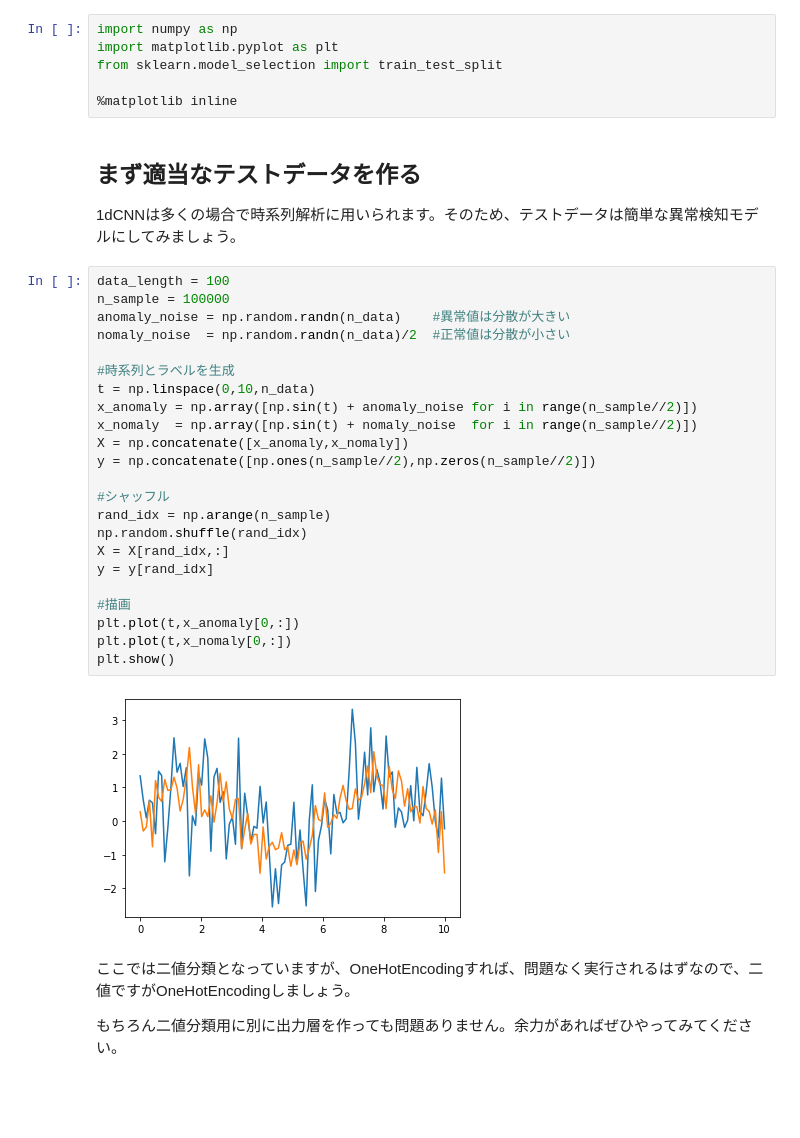
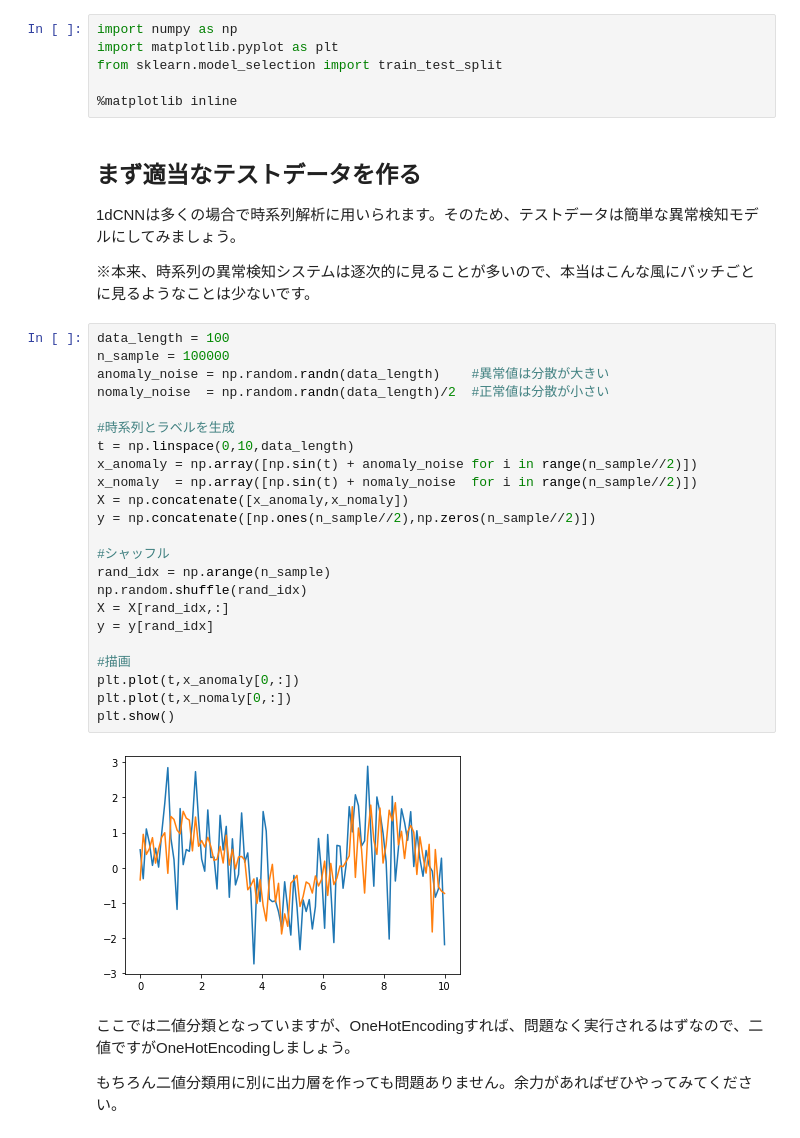
Before and after one commit to Go-to-Ray/Youtube_AI, a Jupyter notebook: CNN/CNN1d_fullscratch_guide.ipynb, the cells around one changed output. Saved outputs shown, nothing was run; the diff lists cells and outputs as text; blank space fills up the shorter version.

```diff
--- a/CNN/CNN1d_fullscratch_guide.ipynb
+++ b/CNN/CNN1d_fullscratch_guide.ipynb
@@ -9,31 +9,33 @@ from sklearn.model_selection import train_test_split
 # %% [markdown]
 ## まず適当なテストデータを作る
 1dCNNは多くの場合で時系列解析に用いられます。そのため、テストデータは簡単な異常検知モデルにしてみましょう。
+
+※本来、時系列の異常検知システムは逐次的に見ることが多いので、本当はこんな風にバッチごとに見るようなことは少ないです。
 # %%
 data_length = 100
 n_sample = 100000
-anomaly_noise = np.random.randn(n_data)    #異常値は分散が大きい
-nomaly_noise  = np.random.randn(n_data)/2  #正常値は分散が小さい
+anomaly_noise = np.random.randn(data_length)    #異常値は分散が大きい
+nomaly_noise  = np.random.randn(data_length)/2  #正常値は分散が小さい
 
 #時系列とラベルを生成
-t = np.linspace(0,10,n_data)
+t = np.linspace(0,10,data_length)
 x_anomaly = np.array([np.sin(t) + anomaly_noise for i in range(n_sample//2)])
 x_nomaly  = np.array([np.sin(t) + nomaly_noise  for i in range(n_sample//2)])
 X = np.concatenate([x_anomaly,x_nomaly])
 y = np.concatenate([np.ones(n_sample//2),np.zeros(n_sample//2)])
 
 #シャッフル
 rand_idx = np.arange(n_sample)
 np.random.shuffle(rand_idx)
 X = X[rand_idx,:]
 y = y[rand_idx]
 
 #描画
 plt.plot(t,x_anomaly[0,:])
 plt.plot(t,x_nomaly[0,:])
 plt.show()
 # %% [output]
-[figure, old version]
+[figure, new version]
 # %% [markdown]
 ここでは二値分類となっていますが、OneHotEncodingすれば、問題なく実行されるはずなので、二値ですがOneHotEncodingしましょう。
 
```
Also changed, not shown: parts of 27 cells of this notebook, 3 other files.
